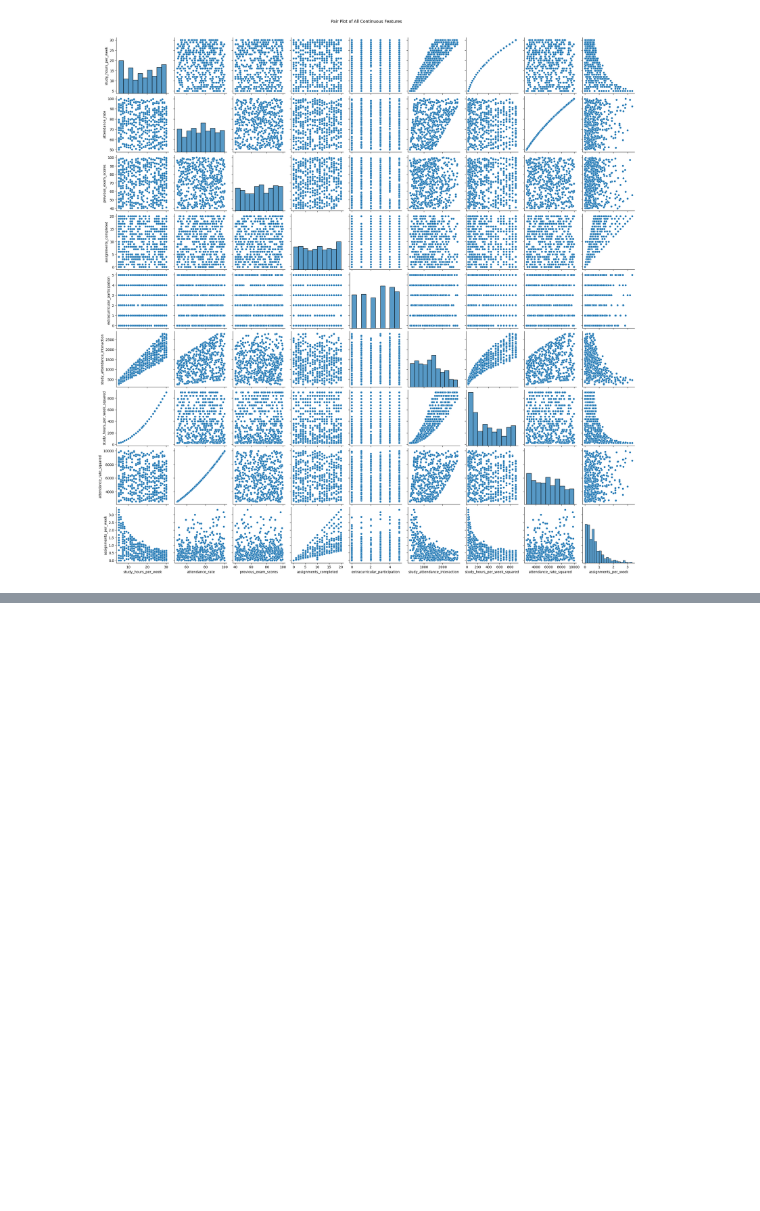
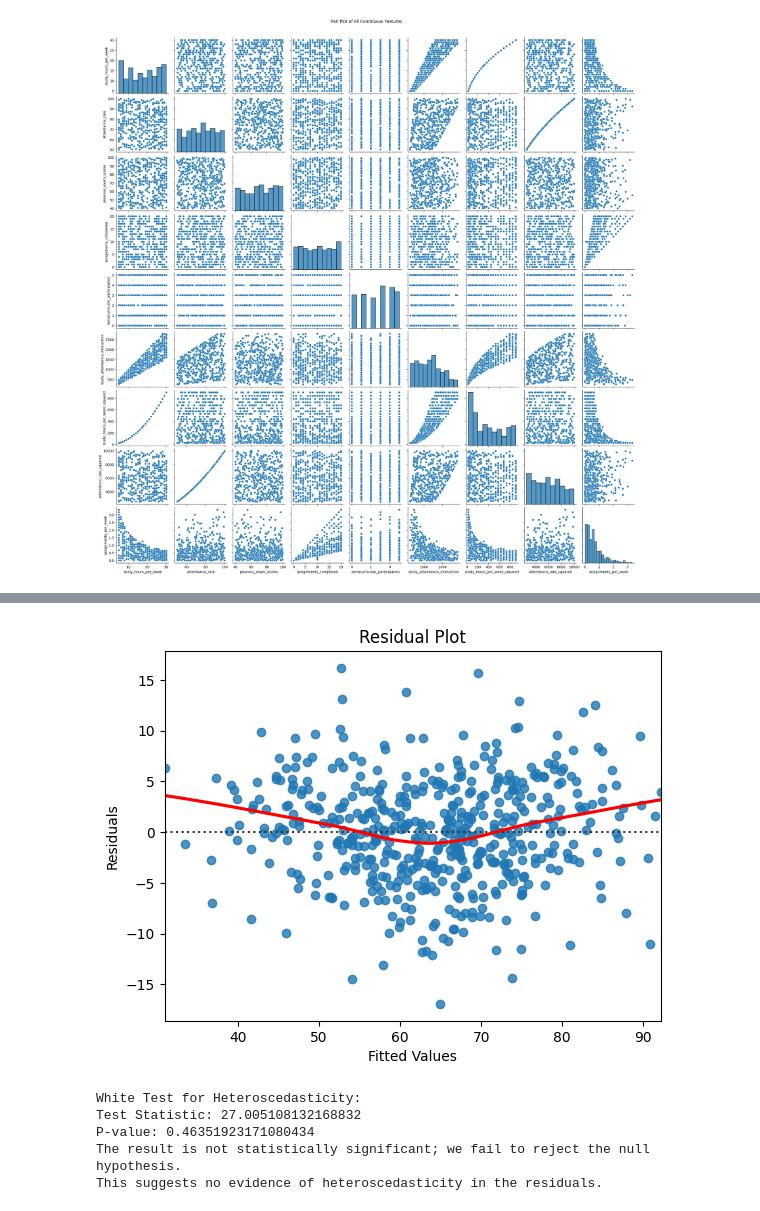
Before and after one commit to jiashinnn/FinalExamScorePrediction, a Jupyter notebook: PRA_Assignment1.ipynb, the cells around one changed output, grey strips where cells are left out. Saved outputs shown, nothing was run; the diff lists cells and outputs as text; code cells hidden in the pictures; blank space fills up the shorter version.

```diff
--- a/PRA_Assignment1.ipynb
+++ b/PRA_Assignment1.ipynb
@@ -228,3 +298,48 @@ plt.show()
+# %%
+# Detect heteroscedasticity through residual plots
+
+X_train = scaled_data  # Scaled features
+y_train = data['final_exam_score']   # Target variable (unchanged)
+
+# Add a constant to the model (intercept)
+X_with_const = sm.add_constant(X_train)
+
+model = sm.OLS(y_train, X_with_const).fit()
+residuals = model.resid
+
+plt.figure()
+sns.residplot(x=model.fittedvalues, y=residuals, lowess=True, line_kws={'color': 'red'})
+plt.title("Residual Plot")
+plt.xlabel("Fitted Values")
+plt.ylabel("Residuals")
+plt.show()
+# %% [output]
+[figure, added]
+# %%
+# Perform the White test
+
+white_test = het_white(residuals, X_with_const)
+
+# Extracting test statistic and p-value
+test_statistic, test_statistic_p_value, _, _ = white_test
+
+print("White Test for Heteroscedasticity:")
+print(f"Test Statistic: {test_statistic}")
+print(f"P-value: {test_statistic_p_value}")
+
+# Interpretation of results
+if test_statistic_p_value < 0.05:
+    print("The result is statistically significant; we reject the null hypothesis.")
+    print("This suggests evidence of heteroscedasticity in the residuals.")
+else:
+    print("The result is not statistically significant; we fail to reject the null hypothesis.")
+    print("This suggests no evidence of heteroscedasticity in the residuals.")
+# %% [output]
+White Test for Heteroscedasticity:
+Test Statistic: 27.005108132168832
+P-value: 0.46351923171080434
+The result is not statistically significant; we fail to reject the null hypothesis.
+This suggests no evidence of heteroscedasticity in the residuals.
 # %%
 # Splitting data into training and testing sets (80:20 split)
 
```
Also changed, not shown: parts of 14 cells of this notebook.
